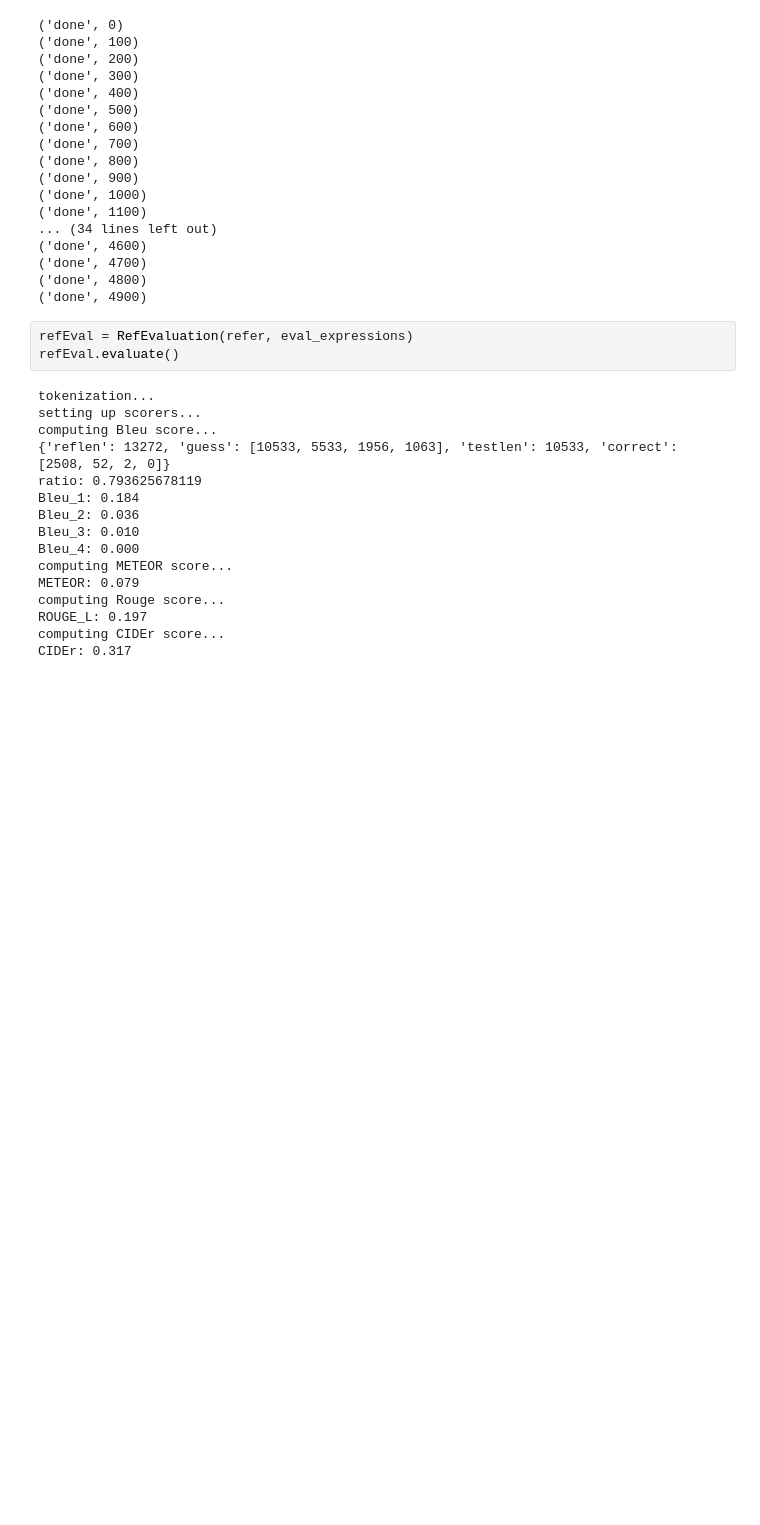
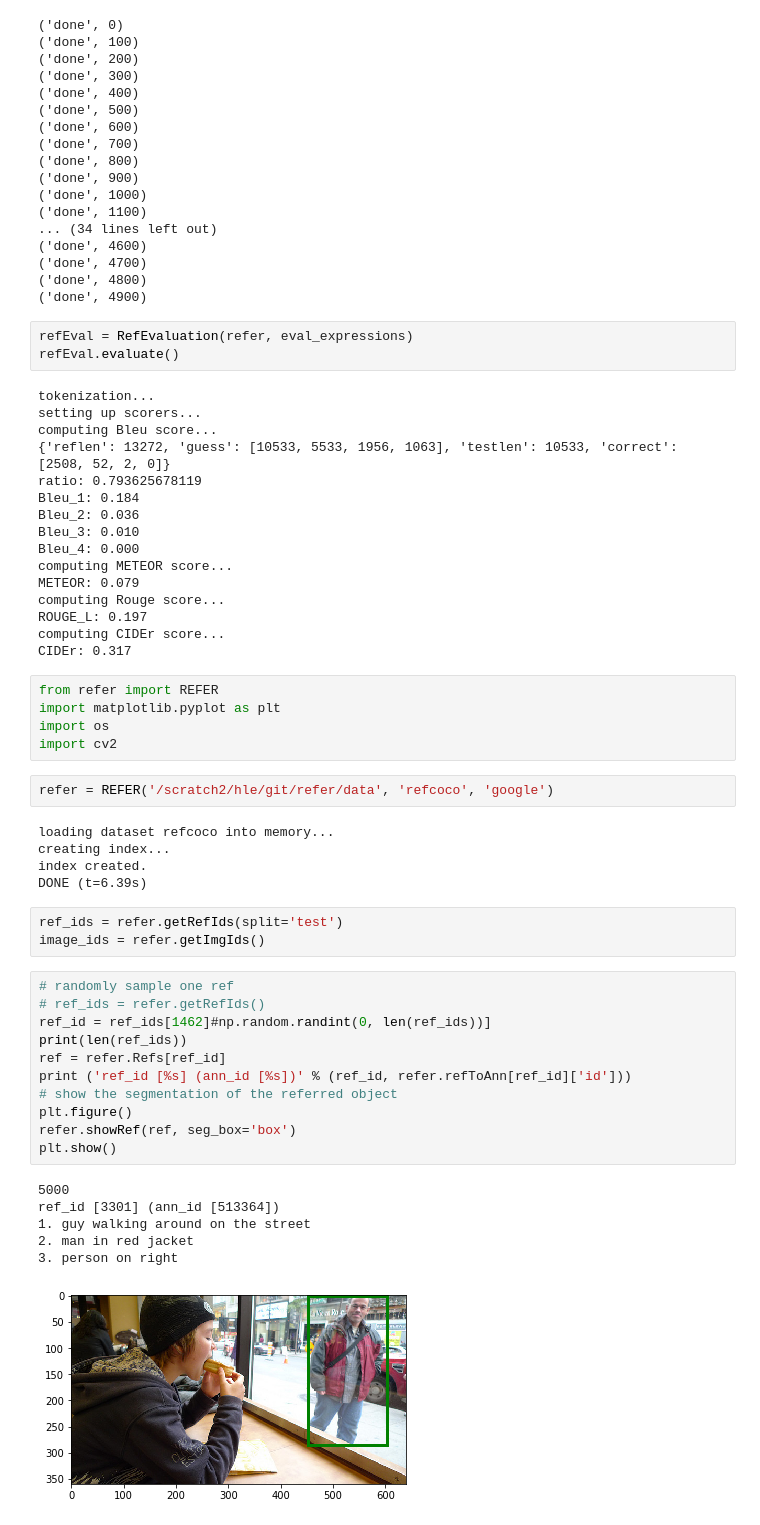
Before and after one commit to taufiqhusada/rsa_referring_expression, a Jupyter notebook: Compute_Bleu_Rouge_score.ipynb, the cells around one changed output. Saved outputs shown, nothing was run; the diff lists cells and outputs as text; blank space fills up the shorter version.

```diff
--- a/Compute_Bleu_Rouge_score.ipynb
+++ b/Compute_Bleu_Rouge_score.ipynb
@@ -464,3 +526,36 @@ computing Rouge score...
 ROUGE_L: 0.197
 computing CIDEr score...
 CIDEr: 0.317
+# %%
+from refer import REFER
+import matplotlib.pyplot as plt
+import os
+import cv2
+# %%
+refer = REFER('/scratch2/hle/git/refer/data', 'refcoco', 'google')
+# %% [output]
+loading dataset refcoco into memory...
+creating index...
+index created.
+DONE (t=6.39s)
+# %%
+ref_ids = refer.getRefIds(split='test')
+image_ids = refer.getImgIds()
+# %%
+# randomly sample one ref
+# ref_ids = refer.getRefIds()
+ref_id = ref_ids[1462]#np.random.randint(0, len(ref_ids))]
+print(len(ref_ids))
+ref = refer.Refs[ref_id]
+print ('ref_id [%s] (ann_id [%s])' % (ref_id, refer.refToAnn[ref_id]['id']))
+# show the segmentation of the referred object
+plt.figure()
+refer.showRef(ref, seg_box='box')
+plt.show()
+# %% [output]
+5000
+ref_id [3301] (ann_id [513364])
+1. guy walking around on the street
+2. man in red jacket
+3. person on right
+[figure, added]
```
Also changed, not shown: parts of 13 cells of this notebook, 5 other files.
